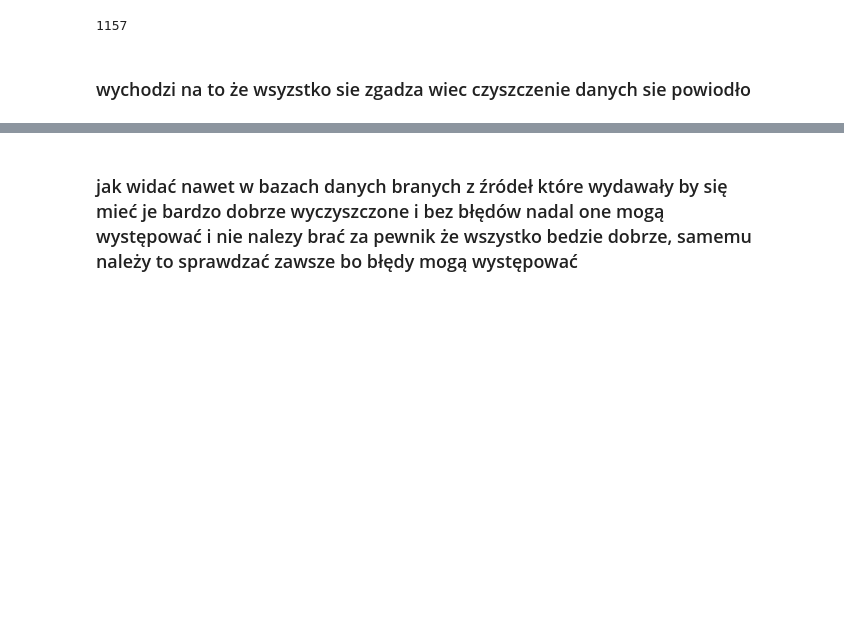
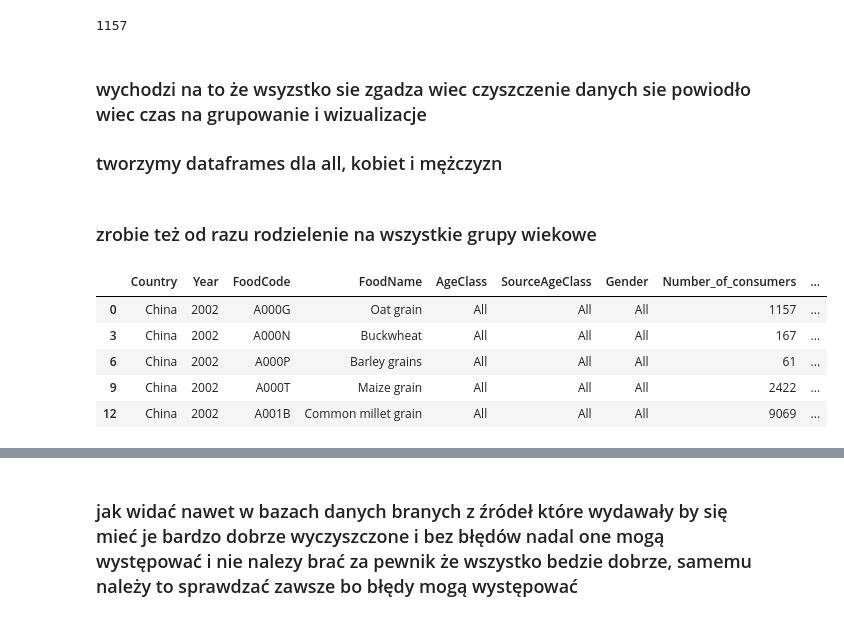
Before and after one commit to lukacjo/food_consumption, a Jupyter notebook: food_consumption.ipynb, the cells around one changed output, grey strips where cells are left out. Cells and saved outputs as stored; diff of their text form; code cells hidden in the pictures; blank space fills up the shorter version.

```diff
--- a/food_consumption.ipynb
+++ b/food_consumption.ipynb
@@ -306,4 +317,5 @@ food_all_oat_ch['Number_of_consumers'].iloc[0]
 # %% [output]
 1157
 # %% [markdown]
-### wychodzi na to że wsyzstko sie zgadza wiec czyszczenie danych sie powiodło
+### wychodzi na to że wsyzstko sie zgadza wiec czyszczenie danych sie powiodło wiec czas na grupowanie i wizualizacje
+### tworzymy dataframes dla all, kobiet i mężczyzn
@@ -309,0 +326,14 @@ food_all_oat_ch['Number_of_consumers'].iloc[0]
+# %% [markdown]
+### zrobie też od razu rodzielenie na wszystkie grupy wiekowe
+# %%
+food_all_all = food_all.loc[food_all['AgeClass'] == "All"]
+food_fem_all = food_fem.loc[food_fem['AgeClass'] == "All"]
+food_men_all = food_men.loc[food_men['AgeClass'] == "All"]
+food_all_all.head()
+# %% [output]
+|  | Country | Year | FoodCode | FoodName | AgeClass | SourceAgeClass | Gender | Number_of_consumers | ... |
+| 0 | China | 2002 | A000G | Oat grain | All | All | All | 1157 | ... |
+| 3 | China | 2002 | A000N | Buckwheat | All | All | All | 167 | ... |
+| 6 | China | 2002 | A000P | Barley grains | All | All | All | 61 | ... |
+| 9 | China | 2002 | A000T | Maize grain | All | All | All | 2422 | ... |
+| 12 | China | 2002 | A001B | Common millet grain | All | All | All | 9069 | ... |
```
Also changed, not shown: parts of 33 cells of this notebook.
